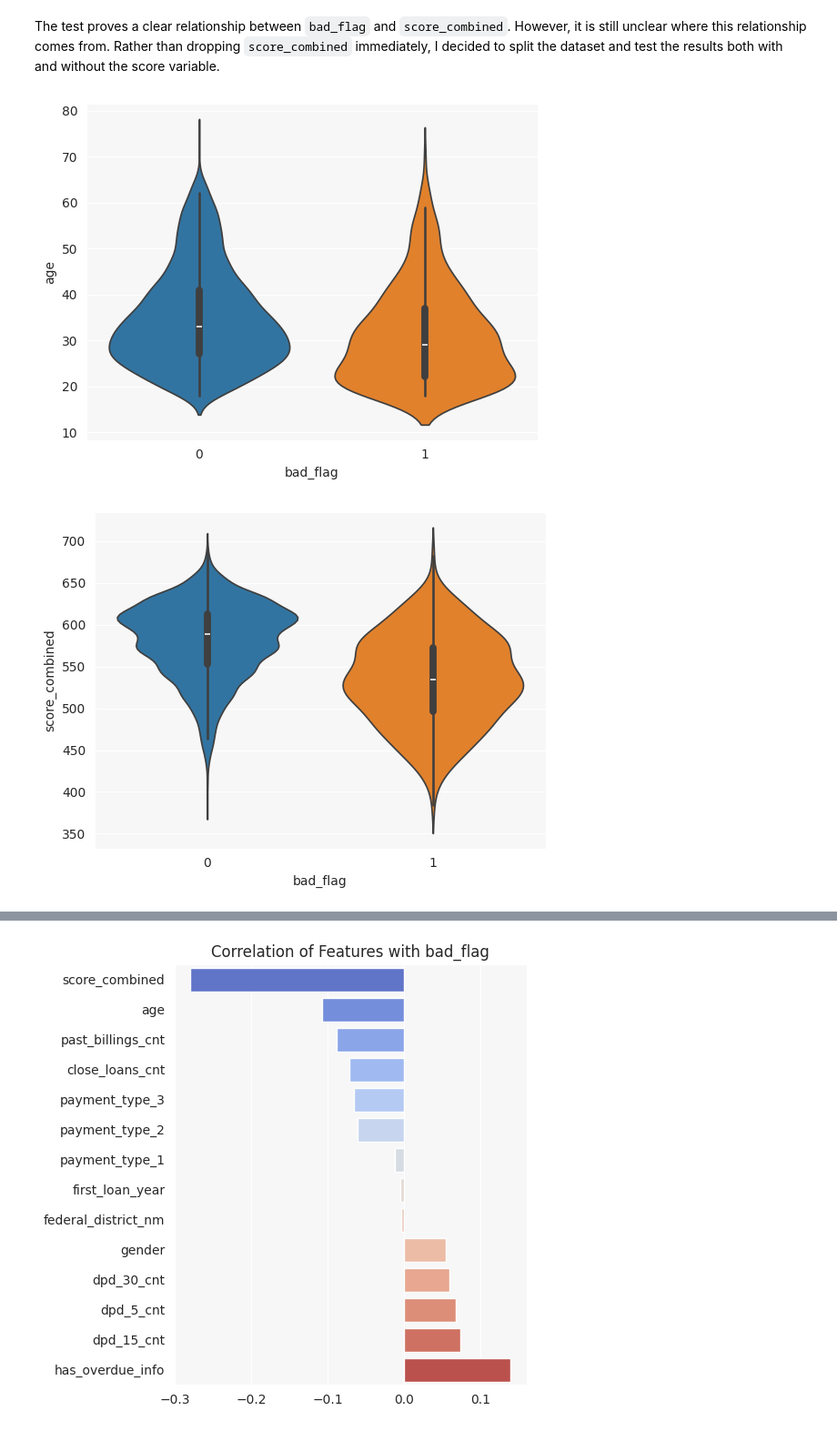
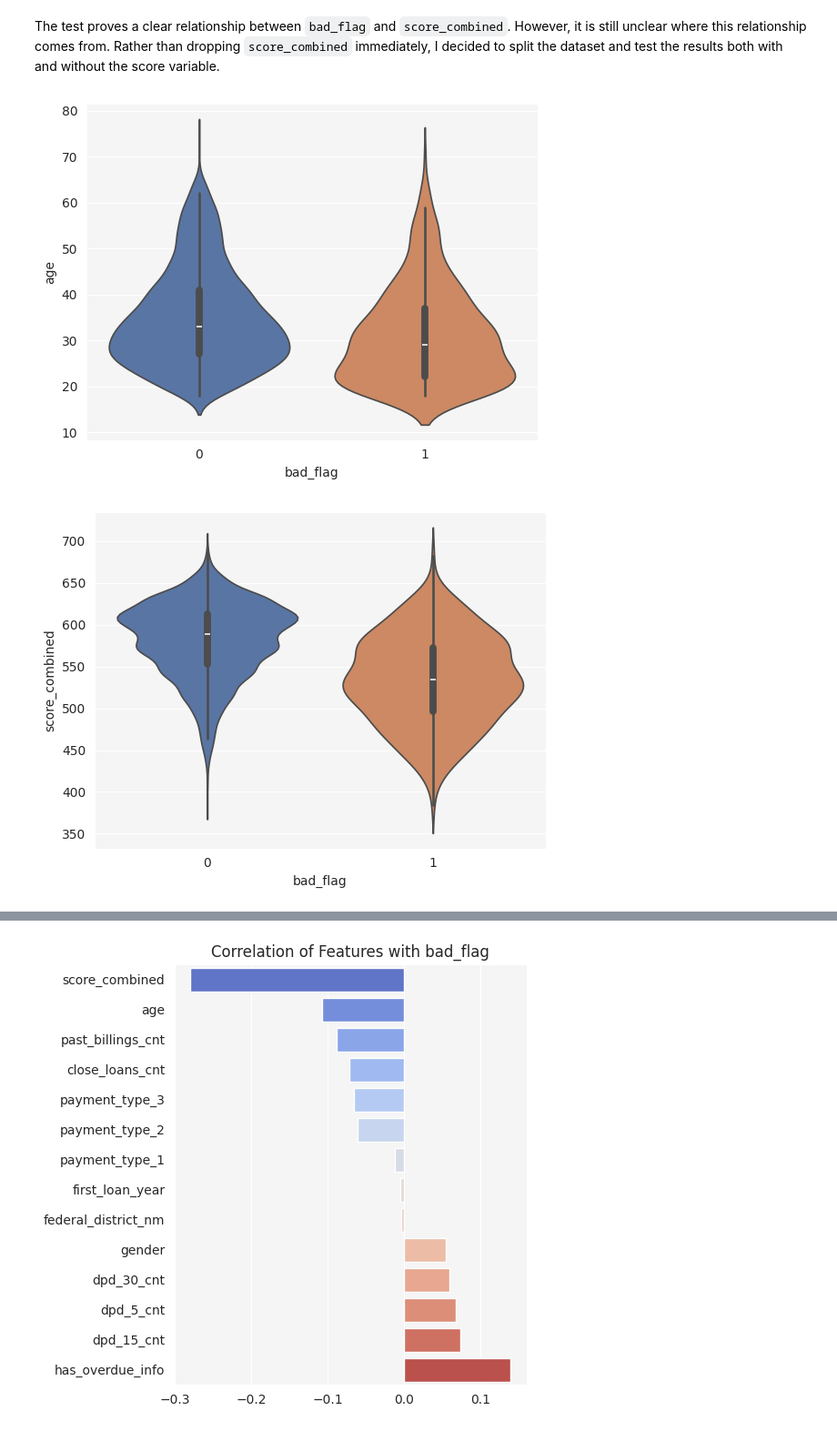
Before and after one commit to PetaGb/fraud-detection, a Jupyter notebook: eda.ipynb, the cells around one changed output, grey strips where cells are left out. Shown: that part at 91% size. Saved outputs shown, nothing was run; the diff lists cells and outputs as text; code cells hidden in the pictures.

```diff
--- a/eda.ipynb
+++ b/eda.ipynb
@@ -245,15 +198,31 @@ df.groupby('bad_flag')['score_combined'].describe()
 # %% [markdown]
 The test proves a clear relationship between `bad_flag` and `score_combined`. However, it is still unclear where this relationship comes from. Rather than dropping `score_combined` immediately, I decided to split the dataset and test the results both with and without the score variable.
 # %%
-sns.violinplot(x='bad_flag', y='age', data=df, hue='bad_flag', legend=False)
+sns.violinplot(
+    x='bad_flag',
+    y='age',
+    data=df,
+    hue='bad_flag',
+    palette='deep',
+    legend=False
+)
+
 plt.show()
 # %% [output]
-[figure, old version]
+[figure, new version]
 # %%
-sns.violinplot(x='bad_flag', y='score_combined', data=df, hue='bad_flag', legend=False)
+sns.violinplot(
+    x='bad_flag',
+    y='score_combined',
+    data=df,
+    hue='bad_flag',
+    palette='deep',
+    legend=False
+)
+
 plt.show()
 # %% [output]
-[figure, old version]
+[figure, new version]
 # %%
 sns.lmplot(x='score_combined',
            y='age',
```
Also changed, not shown: parts of 23 cells of this notebook, 1 other file.
